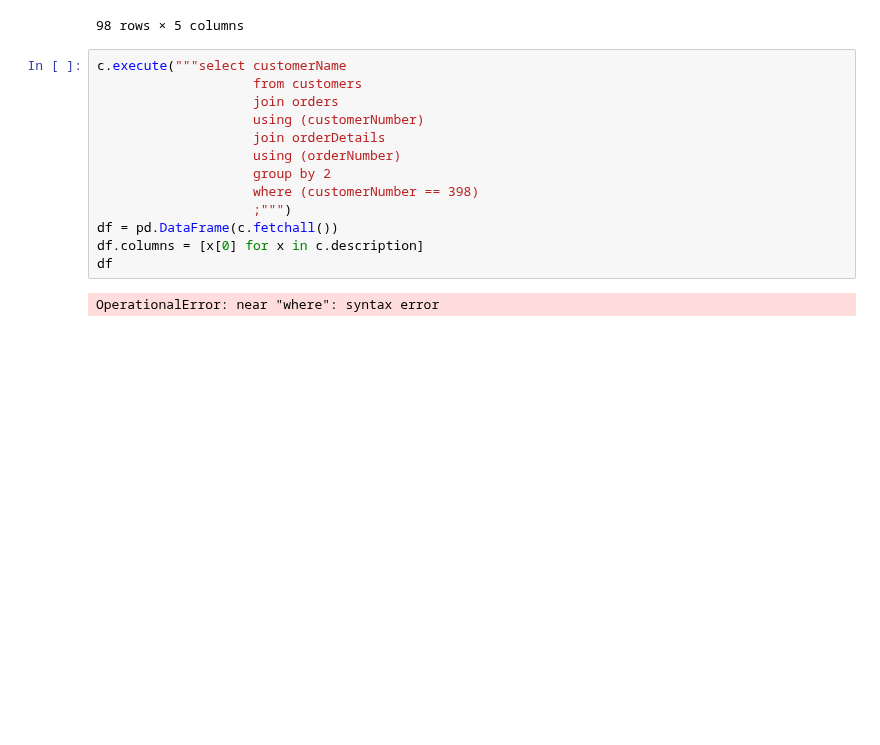
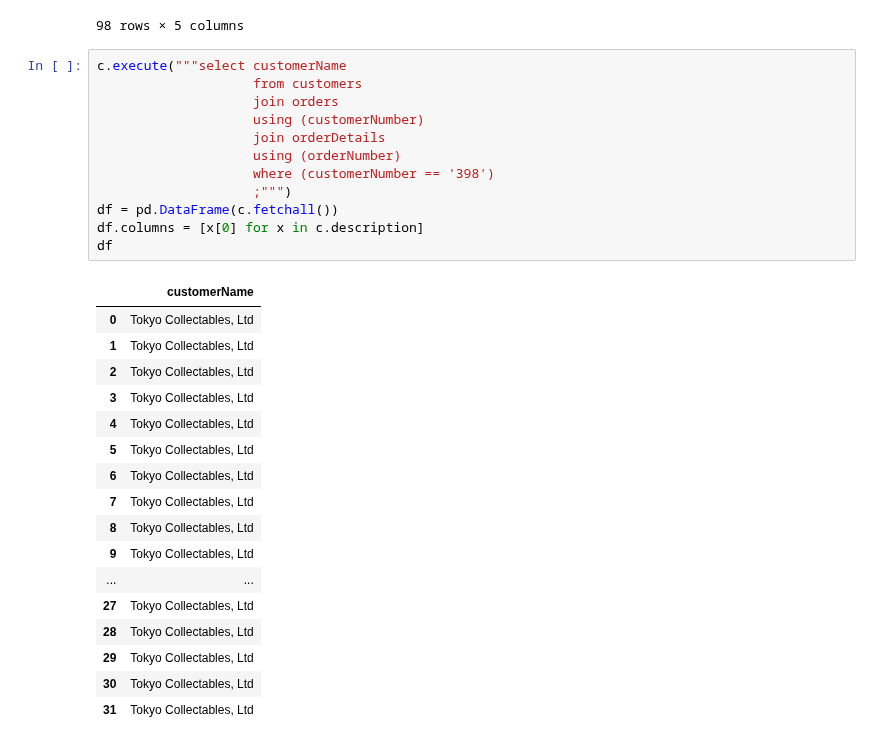
Before and after one commit to ColinFangshu/dsc-more-practice-with-sql-queries-lab-seattle-ds-career-051319, a Jupyter notebook: index.ipynb, the cells around one changed output. Cells and saved outputs as stored; diff of their text form; blank space fills up the shorter version.

```diff
--- a/index.ipynb
+++ b/index.ipynb
@@ -201,18 +201,33 @@ df
 # %%
 c.execute("""select customerName
                     from customers
                     join orders
                     using (customerNumber)
                     join orderDetails
                     using (orderNumber)
-                    group by 2
-                    where (customerNumber == 398)
+                    where (customerNumber == '398')
                     ;""")
 df = pd.DataFrame(c.fetchall())
 df.columns = [x[0] for x in c.description]
 df
 # %% [output]
-OperationalError: near "where": syntax error
+|  | customerName |
+| 0 | Tokyo Collectables, Ltd |
+| 1 | Tokyo Collectables, Ltd |
+| 2 | Tokyo Collectables, Ltd |
+| 3 | Tokyo Collectables, Ltd |
+| 4 | Tokyo Collectables, Ltd |
+| 5 | Tokyo Collectables, Ltd |
+| 6 | Tokyo Collectables, Ltd |
+| 7 | Tokyo Collectables, Ltd |
+| 8 | Tokyo Collectables, Ltd |
+| 9 | Tokyo Collectables, Ltd |
+| ... | ... |
+| 27 | Tokyo Collectables, Ltd |
+| 28 | Tokyo Collectables, Ltd |
+| 29 | Tokyo Collectables, Ltd |
+| 30 | Tokyo Collectables, Ltd |
+| 31 | Tokyo Collectables, Ltd |
 # %% [markdown]
 #### Expected Output
 
```
